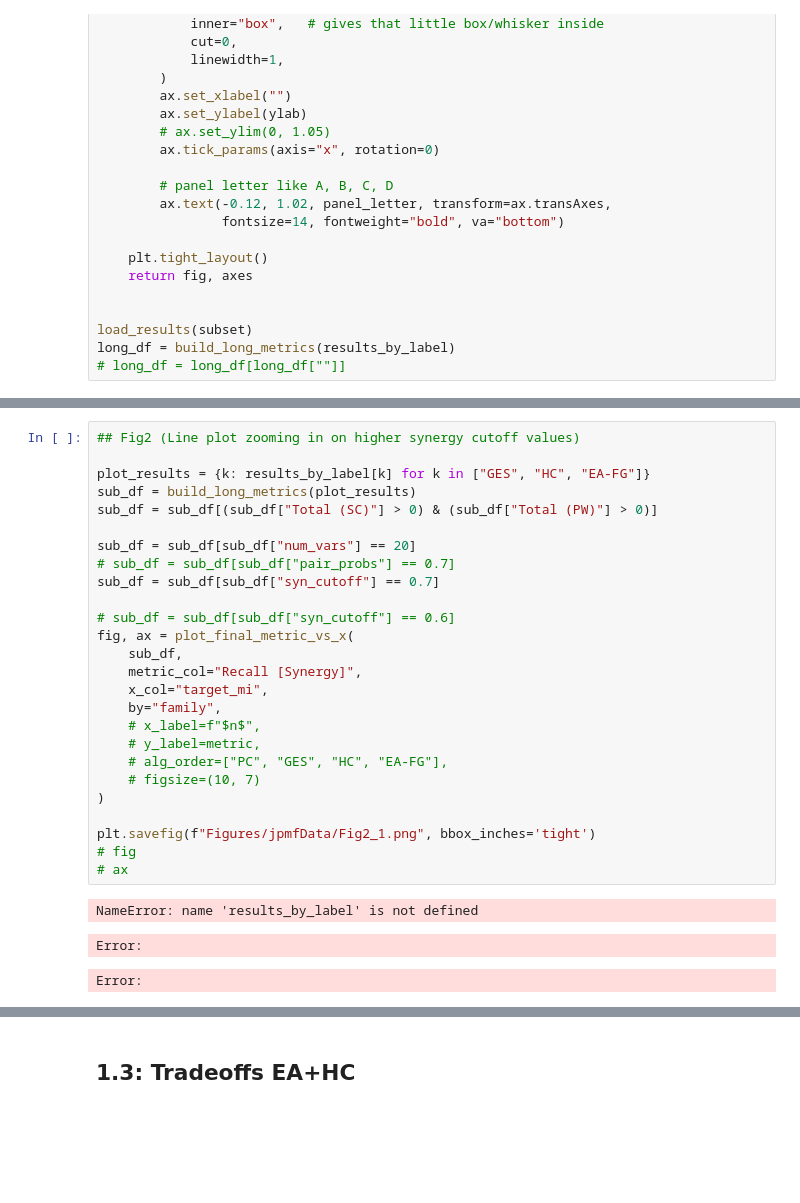
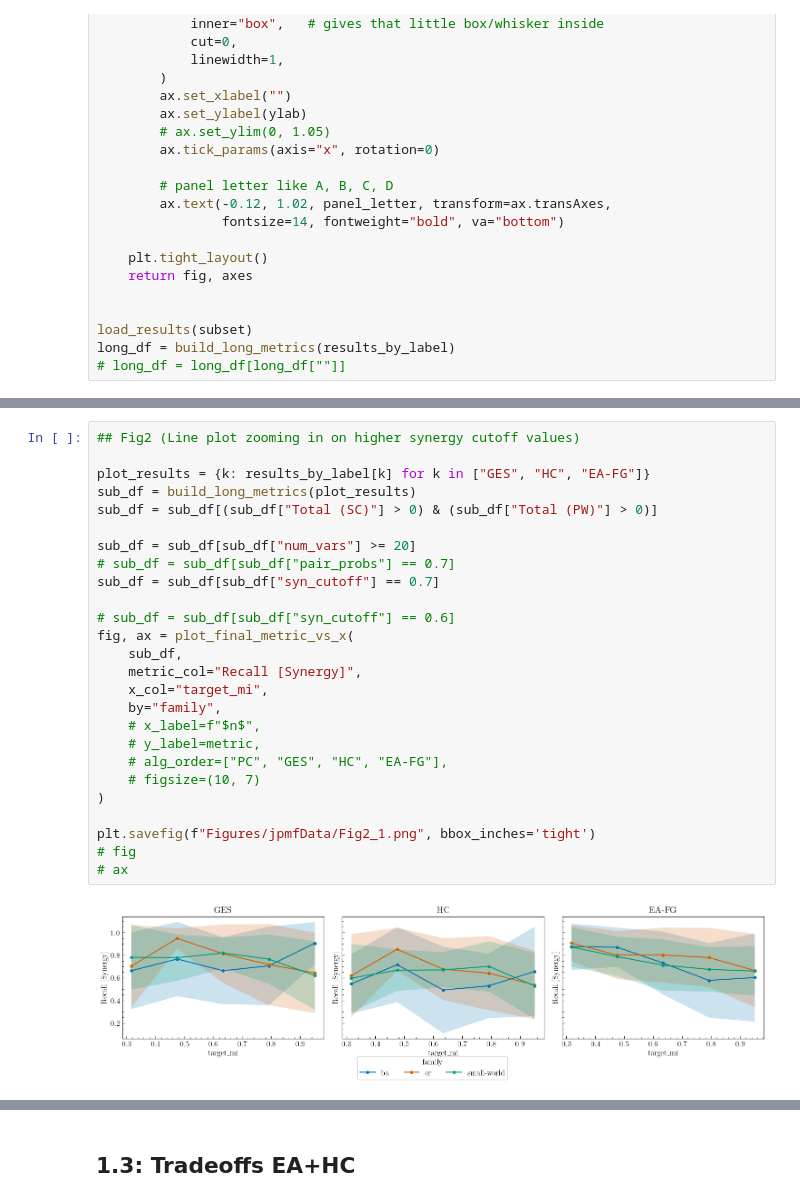
Before and after one commit to kaleem-01/CausalSynergy, a Jupyter notebook: analyses/PlotsJPMF.ipynb, the cells around one changed output, grey strips where cells are left out. Drawn from its saved outputs; the diff is of its cells as text; blank space fills up the shorter version.

```diff
--- a/analyses/PlotsJPMF.ipynb
+++ b/analyses/PlotsJPMF.ipynb
@@ -579,33 +557,31 @@ Error:
 # %%
 ## Fig2 (Line plot zooming in on higher synergy cutoff values)
 
 plot_results = {k: results_by_label[k] for k in ["GES", "HC", "EA-FG"]}
 sub_df = build_long_metrics(plot_results)
 sub_df = sub_df[(sub_df["Total (SC)"] > 0) & (sub_df["Total (PW)"] > 0)]
 
-sub_df = sub_df[sub_df["num_vars"] == 20]
+sub_df = sub_df[sub_df["num_vars"] >= 20]
 # sub_df = sub_df[sub_df["pair_probs"] == 0.7]
 sub_df = sub_df[sub_df["syn_cutoff"] == 0.7]
 
 # sub_df = sub_df[sub_df["syn_cutoff"] == 0.6]
 fig, ax = plot_final_metric_vs_x(
     sub_df,
     metric_col="Recall [Synergy]",
     x_col="target_mi",
     by="family",
     # x_label=f"$n$",
     # y_label=metric,
     # alg_order=["PC", "GES", "HC", "EA-FG"],
     # figsize=(10, 7)
 )
 
 plt.savefig(f"Figures/jpmfData/Fig2_1.png", bbox_inches='tight')
 # fig
 # ax
 # %% [output]
-NameError: name 'results_by_label' is not defined
-Error:
-Error:
+[figure, added]
 # %%
 ## Fig2 (Line plot zooming in on lower synergy cutoff values)
 
```
Also changed, not shown: parts of 17 cells of this notebook, 26 other files.
